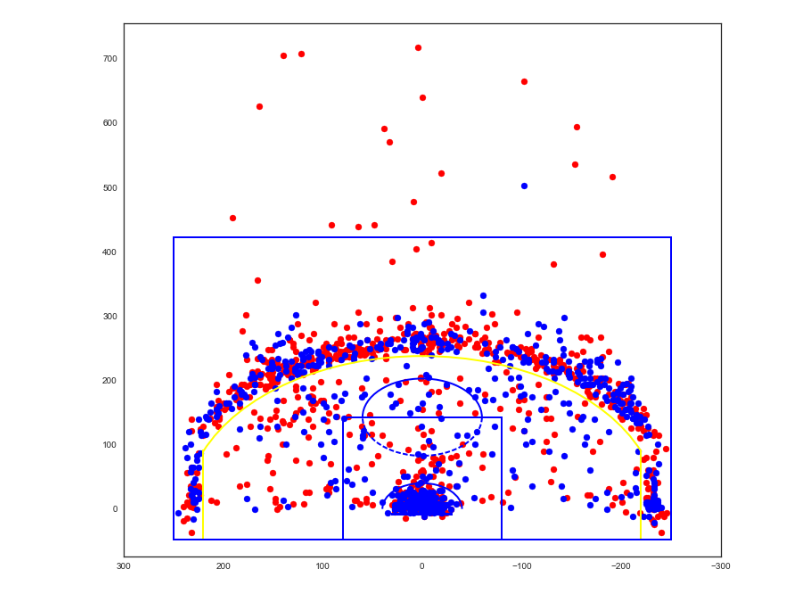
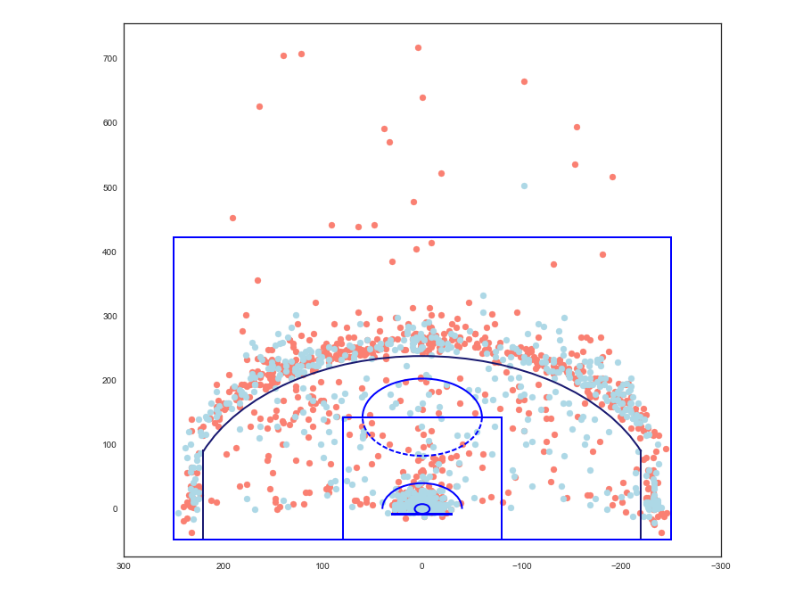
Before and after one commit to TomDonoghue/Pr_065, a Jupyter notebook: FInalProject.ipynb, the cells around one changed output. Drawn from its saved outputs; the diff is of its cells as text; code cells hidden in the pictures.

```diff
--- a/FInalProject.ipynb
+++ b/FInalProject.ipynb
@@ -43,7 +44,7 @@ plt.show()
 # %%
 from matplotlib.patches import Circle, Rectangle, Arc
 
-def draw_court(ax=None, color='yellow', lw=2, outer_lines=False):
+def draw_court(ax=None, color='#191970', lw=2, outer_lines=False):
     # If an axes object isn't provided to plot onto, just get current one
     if ax is None:
         ax = plt.gca()
@@ -118,15 +119,19 @@ made_shots = df_shots[df_shots['EVENT_TYPE'] == 'Made Shot']
 #df_made.drop(['GRID_TYPE','GAME_ID','GAME_EVENT_ID','PLAYER_ID','PLAYER_NAME','TEAM_ID','TEAM_NAME','PERIOD','MINUTES_REMAINING','SECONDS_REMAINING','SHOT_ZONE_AREA','SHOT_DISTANCE','GAME_DATE','HTM','VTM','ACTION_TYPE','SHOT_TYPE'], axis=1, inplace=True)
 #df_missed.drop(['GRID_TYPE','GAME_ID','GAME_EVENT_ID','PLAYER_ID','PLAYER_NAME','TEAM_ID','TEAM_NAME','PERIOD','MINUTES_REMAINING','SECONDS_REMAINING'], axis=1, inplace=True)
 miss_shots = df_shots[df_shots['EVENT_TYPE'] == 'Missed Shot']
-# %%
-made_shots = made_shots[made_shots['EVENT_TYPE'] == 'Made Shot']
 # %%
 plt.figure(figsize=(12,11))
-plt.scatter(miss_shots.LOC_X, miss_shots.LOC_Y, color='red')
-plt.scatter(made_shots.LOC_X, made_shots.LOC_Y, color='blue')
+plt.scatter(miss_shots.LOC_X, miss_shots.LOC_Y, color='Salmon')
+plt.scatter(made_shots.LOC_X, made_shots.LOC_Y, color='#add8e6')
 draw_court(outer_lines=True)
+#making heatmap
+#heatmap, xedges, yedges = np.histogram2d(made_shots.LOC_X, made_shots.LOC_Y, 20)
+#extent = [xedges[0], xedges[-1], yedges[0], yedges[-1]]
+#plt.clf()
+#plt.imshow(heatmap.T, extent=extent, origin='lower')
+
 # Descending values along the axis from left to right
 plt.xlim(300,-300)
 plt.show()
 # %% [output]
-[figure, old version]
+[figure, new version]
```
Also changed, not shown: parts of 3 cells of this notebook.
